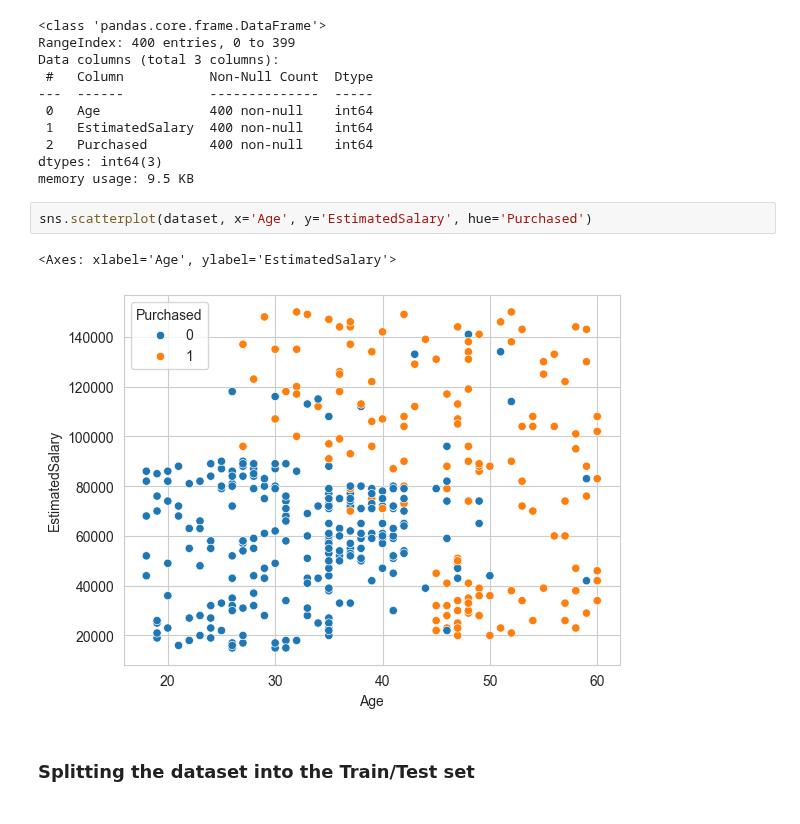
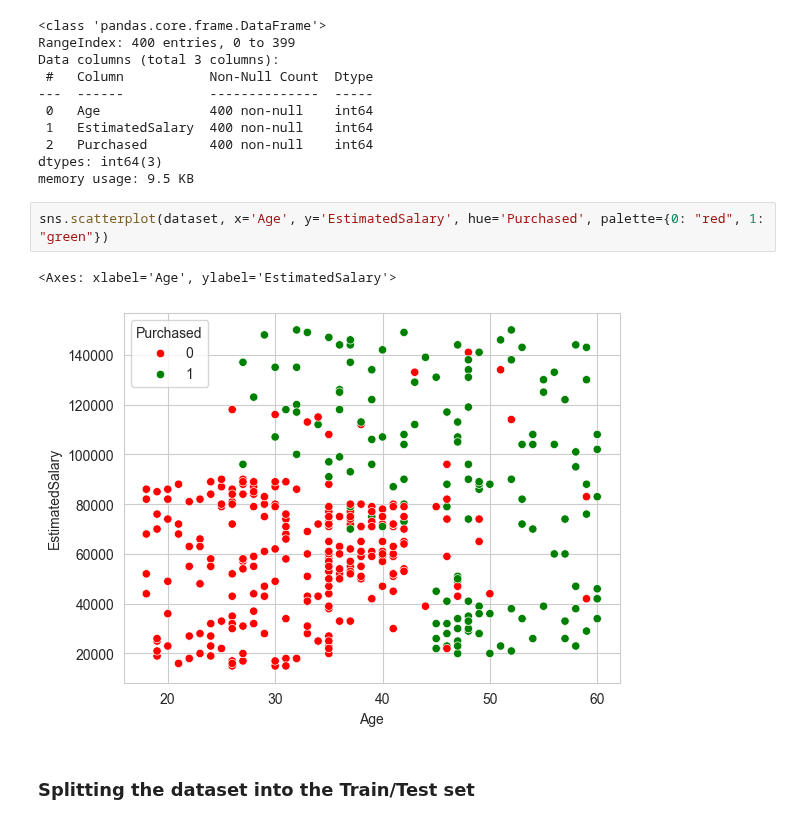
Before and after one commit to sjuanati/DataSciLabs, a Jupyter notebook: src/v2/03_classification/02_k-nearest_neighbor.ipynb, the cells around one changed output. Cells and saved outputs as stored; diff of their text form.

```diff
--- a/src/v2/03_classification/02_k-nearest_neighbor.ipynb
+++ b/src/v2/03_classification/02_k-nearest_neighbor.ipynb
@@ -39,10 +41,10 @@ Data columns (total 3 columns):
 dtypes: int64(3)
 memory usage: 9.5 KB
 # %%
-sns.scatterplot(dataset, x='Age', y='EstimatedSalary', hue='Purchased')
+sns.scatterplot(dataset, x='Age', y='EstimatedSalary', hue='Purchased', palette={0: "red", 1: "green"})
 # %% [output]
 <Axes: xlabel='Age', ylabel='EstimatedSalary'>
-[figure, old version]
+[figure, new version]
 # %% [markdown]
 ### Splitting the dataset into the Train/Test set
 # %%
```
Also changed, not shown: parts of 4 cells of this notebook.
